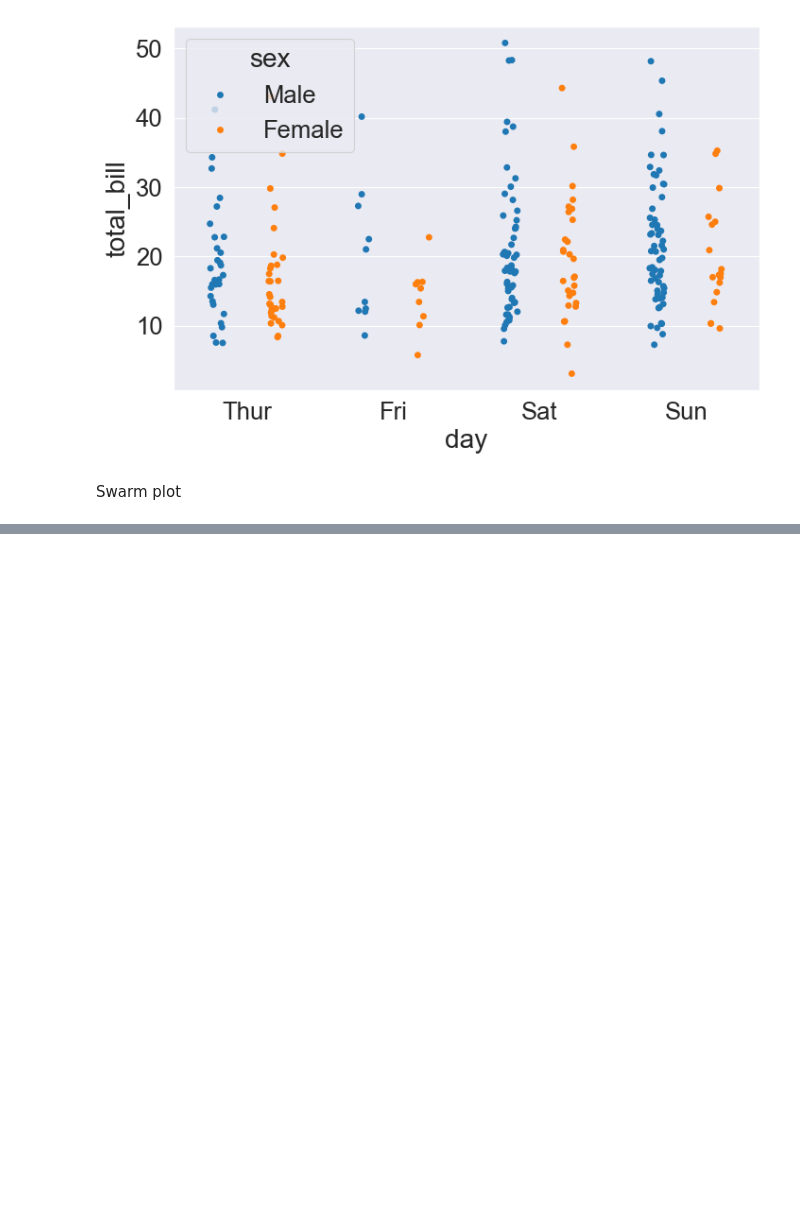
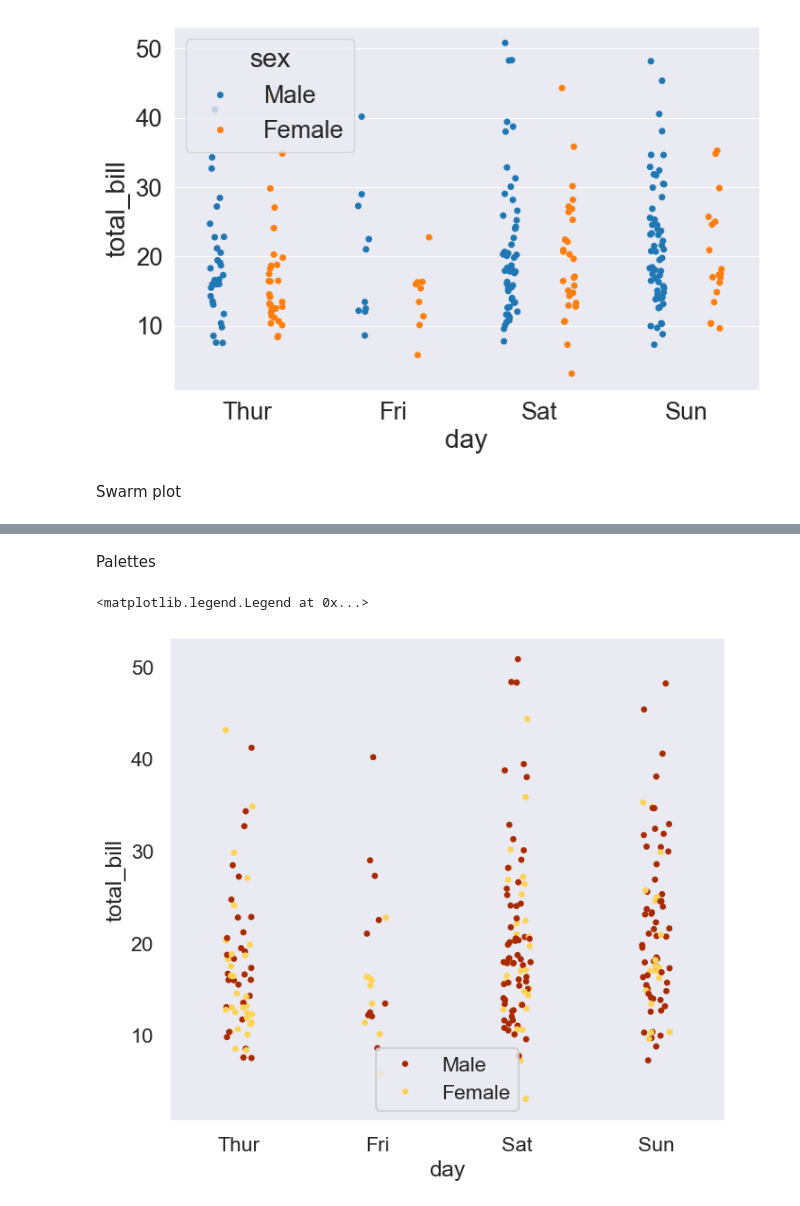
Before and after one commit to BalaMahalakshmi/Python, a Jupyter notebook: seaborn.ipynb, the cells around one changed output, grey strips where cells are left out. Cells and saved outputs as stored; diff of their text form; code cells hidden in the pictures; blank space fills up the shorter version.

```diff
--- a/seaborn.ipynb
+++ b/seaborn.ipynb
@@ -226,0 +228,11 @@ sns.swarmplot(x ='day', y ='total_bill', data = tips_df)
+# %% [markdown]
+Palettes
+# %%
+plt.figure(figsize=(8,7))
+sns.set_style('dark')
+sns.set_context('talk')
+sns.stripplot(x = 'day', y ='total_bill', data = tips_df, hue = 'sex', palette='afmhot')
+plt.legend(loc=8)
+# %% [output]
+<matplotlib.legend.Legend at 0x...>
+[figure, added]
```
Also changed, not shown: parts of 9 cells of this notebook.
